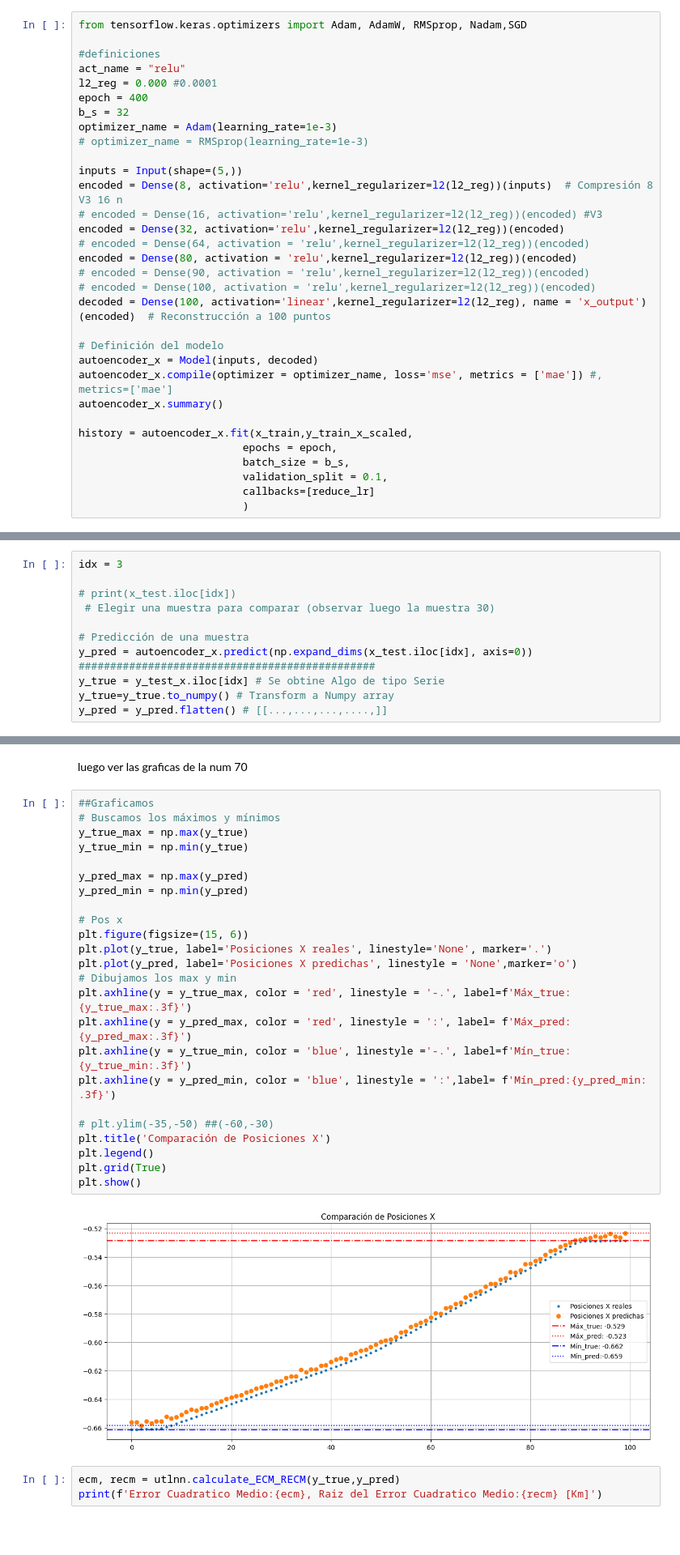
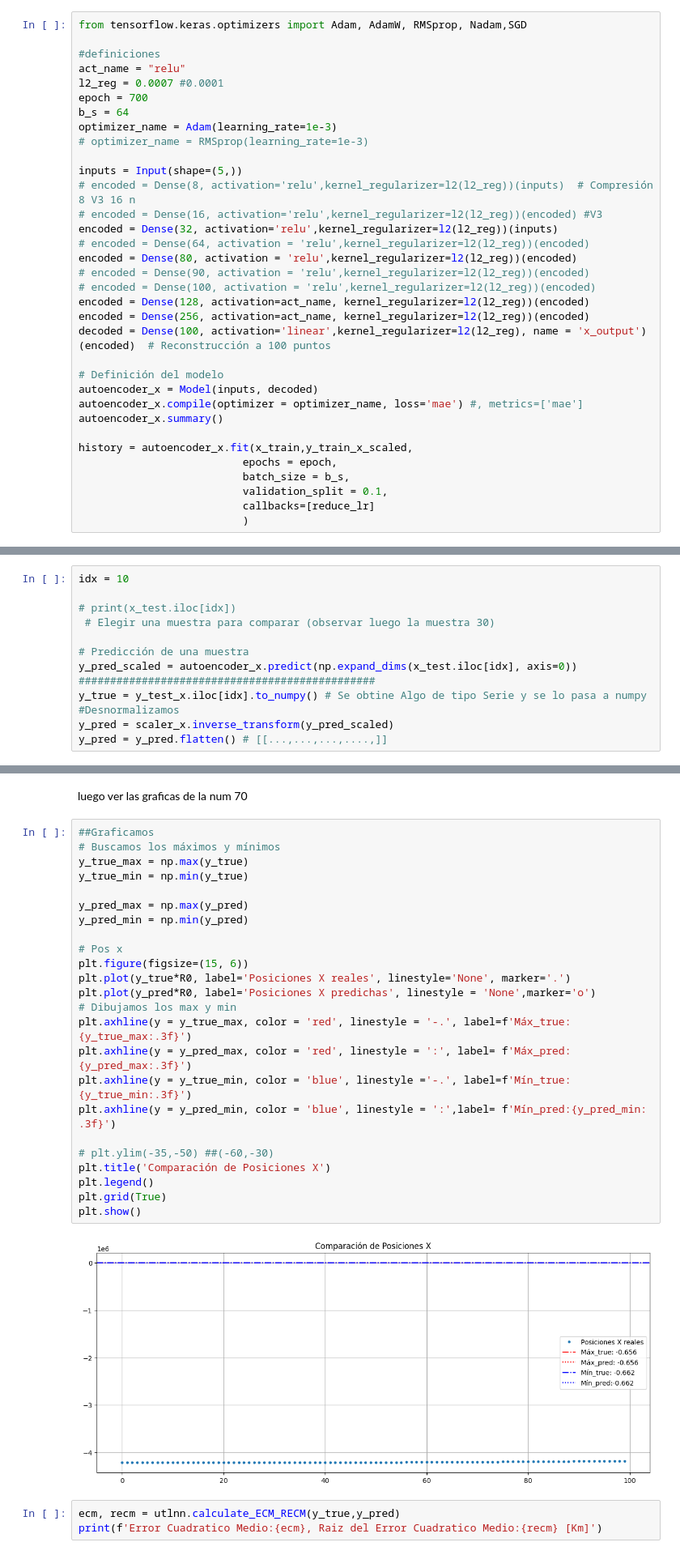
Before and after one commit to ValeFernando840/Ray-Tracing, a Jupyter notebook: Entrenamiento/03-Entrenamiento_X.ipynb, the cells around one changed output, grey strips where cells are left out. Shown at 81% size. Cells and saved outputs as stored; diff of their text form; blank space fills up the shorter version.

Commit message:
modificacion  en el archivo de entrenamiento en la coord x, y agregado de modelo con scaler

```diff
--- a/Entrenamiento/03-Entrenamiento_X.ipynb
+++ b/Entrenamiento/03-Entrenamiento_X.ipynb
@@ -103,25 +103,27 @@ from tensorflow.keras.optimizers import Adam, AdamW, RMSprop, Nadam,SGD
 
 #definiciones
 act_name = "relu"
-l2_reg = 0.000 #0.0001
-epoch = 400
-b_s = 32
+l2_reg = 0.0007 #0.0001
+epoch = 700
+b_s = 64
 optimizer_name = Adam(learning_rate=1e-3)
 # optimizer_name = RMSprop(learning_rate=1e-3)
 
 inputs = Input(shape=(5,))
-encoded = Dense(8, activation='relu',kernel_regularizer=l2(l2_reg))(inputs)  # Compresión 8 V3 16 n
+# encoded = Dense(8, activation='relu',kernel_regularizer=l2(l2_reg))(inputs)  # Compresión 8 V3 16 n
 # encoded = Dense(16, activation='relu',kernel_regularizer=l2(l2_reg))(encoded) #V3
-encoded = Dense(32, activation='relu',kernel_regularizer=l2(l2_reg))(encoded)
+encoded = Dense(32, activation='relu',kernel_regularizer=l2(l2_reg))(inputs)
 # encoded = Dense(64, activation = 'relu',kernel_regularizer=l2(l2_reg))(encoded)
 encoded = Dense(80, activation = 'relu',kernel_regularizer=l2(l2_reg))(encoded)
 # encoded = Dense(90, activation = 'relu',kernel_regularizer=l2(l2_reg))(encoded)
 # encoded = Dense(100, activation = 'relu',kernel_regularizer=l2(l2_reg))(encoded)
+encoded = Dense(128, activation=act_name, kernel_regularizer=l2(l2_reg))(encoded)
+encoded = Dense(256, activation=act_name, kernel_regularizer=l2(l2_reg))(encoded)
 decoded = Dense(100, activation='linear',kernel_regularizer=l2(l2_reg), name = 'x_output')(encoded)  # Reconstrucción a 100 puntos
 
 # Definición del modelo
 autoencoder_x = Model(inputs, decoded)
-autoencoder_x.compile(optimizer = optimizer_name, loss='mse', metrics = ['mae']) #, metrics=['mae']
+autoencoder_x.compile(optimizer = optimizer_name, loss='mae') #, metrics=['mae']
 autoencoder_x.summary()
 
 history = autoencoder_x.fit(x_train,y_train_x_scaled,
@@ -168,13 +183,14 @@ mae:45641.25108672306[m]
 # %%
-idx = 3
+idx = 10
 
 # print(x_test.iloc[idx])
  # Elegir una muestra para comparar (observar luego la muestra 30)
 
 # Predicción de una muestra
-y_pred = autoencoder_x.predict(np.expand_dims(x_test.iloc[idx], axis=0))
+y_pred_scaled = autoencoder_x.predict(np.expand_dims(x_test.iloc[idx], axis=0))
 ###############################################
-y_true = y_test_x.iloc[idx] # Se obtine Algo de tipo Serie
-y_true=y_true.to_numpy() # Transform a Numpy array
+y_true = y_test_x.iloc[idx].to_numpy() # Se obtine Algo de tipo Serie y se lo pasa a numpy
+#Desnormalizamos
+y_pred = scaler_x.inverse_transform(y_pred_scaled)
 y_pred = y_pred.flatten() # [[...,...,...,....,]]
 # %% [output]
@@ -184,29 +200,29 @@ luego ver las graficas de la num 70
 # %%
 ##Graficamos
 # Buscamos los máximos y mínimos
 y_true_max = np.max(y_true)
 y_true_min = np.min(y_true)
 
 y_pred_max = np.max(y_pred)
 y_pred_min = np.min(y_pred)
 
 # Pos x
 plt.figure(figsize=(15, 6))
-plt.plot(y_true, label='Posiciones X reales', linestyle='None', marker='.')
-plt.plot(y_pred, label='Posiciones X predichas', linestyle = 'None',marker='o')
+plt.plot(y_true*R0, label='Posiciones X reales', linestyle='None', marker='.')
+plt.plot(y_pred*R0, label='Posiciones X predichas', linestyle = 'None',marker='o')
 # Dibujamos los max y min
 plt.axhline(y = y_true_max, color = 'red', linestyle = '-.', label=f'Máx_true: {y_true_max:.3f}')
 plt.axhline(y = y_pred_max, color = 'red', linestyle = ':', label= f'Máx_pred: {y_pred_max:.3f}')
 plt.axhline(y = y_true_min, color = 'blue', linestyle ='-.', label=f'Mín_true: {y_true_min:.3f}')
 plt.axhline(y = y_pred_min, color = 'blue', linestyle = ':',label= f'Mín_pred:{y_pred_min: .3f}')
 
 # plt.ylim(-35,-50) ##(-60,-30)
 plt.title('Comparación de Posiciones X')
 plt.legend()
 plt.grid(True)
 plt.show()
 # %% [output]
-[figure, old version]
+[figure, new version]
 # %%
 ecm, recm = utlnn.calculate_ECM_RECM(y_true,y_pred)
 print(f'Error Cuadratico Medio:{ecm}, Raiz del Error Cuadratico Medio:{recm} [Km]')
```
Also changed, not shown: parts of 4 cells of this notebook, 2 other files.
